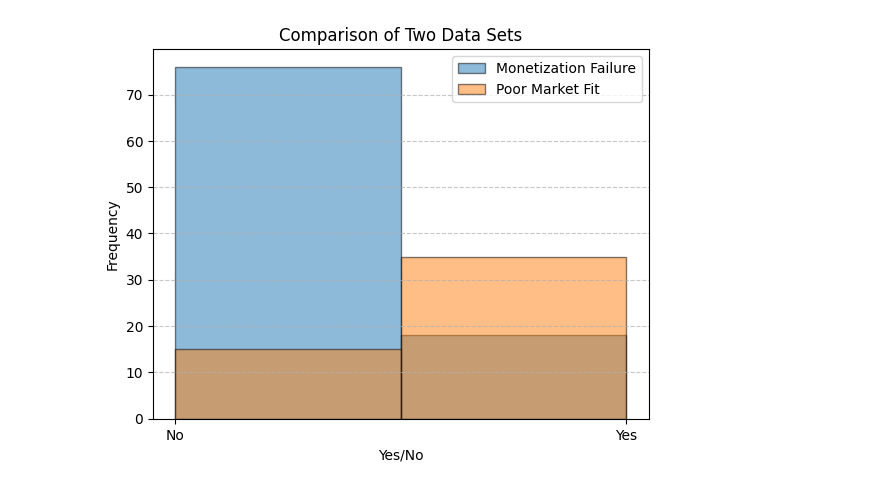
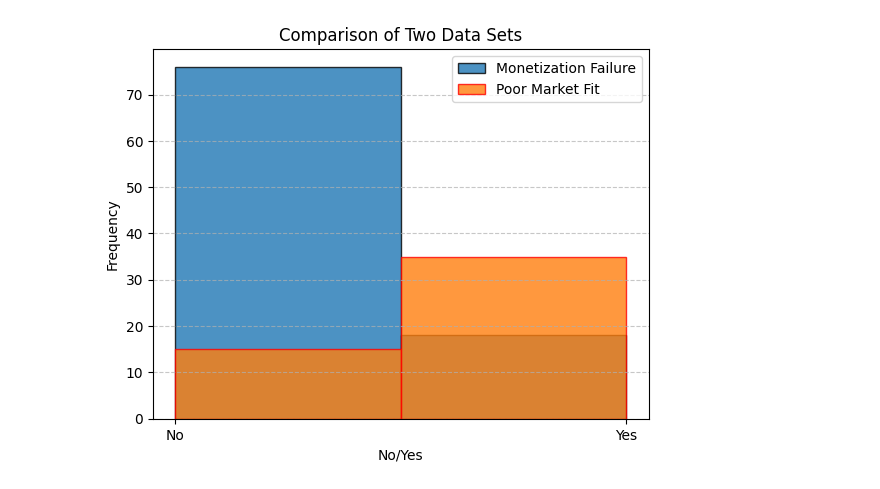
Before and after one commit to cboss320/Web-scraping, a Jupyter notebook: Results.ipynb, the cells around one changed output. Saved outputs shown, nothing was run; the diff lists cells and outputs as text; code cells hidden in the pictures.

```diff
--- a/Results.ipynb
+++ b/Results.ipynb
@@ -1,24 +1,24 @@
 # %%
 import statistics
 import math
 import matplotlib.pyplot as plt
 
 data1 = [0, 1, 1, 0, 0, 1, 1, 0, 0, 0, 1, 0, 0, 0, 0, 0, 1, 0, 0, 0, 1, 0, 0, 0, 1, 0, 1, 0, 1, 1, 0, 0, 0, 0, 0, 0, 0, 0, 0, 0, 0, 0, 0, 0, 0, 0, 1, 1, 0, 0, 0, 0, 0, 1, 0, 0, 0, 0, 0, 0, 1, 0, 0, 0, 0, 0, 1, 0, 0, 0, 0, 0, 0, 0, 0, 0, 1, 0, 0, 0, 0, 0, 0, 0, 0, 1, 0, 0, 0, 0, 0, 0, 0, 0]
 data2 = [1, 1, 0, 1, 1, 1, 0, 1, 1, 0, 1, 1, 0, 1, 1, 1, 0, 1, 1, 0, 1, 1, 0, 1, 1, 1, 0, 1, 1, 0, 1, 1, 0, 1, 1, 1, 0, 1, 1, 0, 1, 1, 0, 1, 1, 1, 0, 1, 1, 0]
 
 # Plotting the histograms
-plt.hist(data1, bins=2, edgecolor='black', alpha=0.5, label='Monetization Failure')
-plt.hist(data2, bins=2, edgecolor='black', alpha=0.5, label='Poor Market Fit')
+plt.hist(data1, bins=2, edgecolor='black', alpha=0.8, label='Monetization Failure')
+plt.hist(data2, bins=2, edgecolor='red', alpha=0.8, label='Poor Market Fit')
 
 # Adding labels and legend
 plt.title("Comparison of Two Data Sets")
-plt.xlabel("Yes/No")
+plt.xlabel("No/Yes")
 plt.xticks([0, 1], ['No', 'Yes'])  # Customizing x-axis labels
 plt.ylabel("Frequency")# Ensuring the x-axis only shows 0 and 1
 plt.legend()
 plt.grid(axis='y', linestyle='--', alpha=0.7)
 
 # Display the plot
 plt.show()
 # %% [output]
-[figure, old version]
+[figure, new version]
```
Also changed, not shown: parts of 1 cell of this notebook, 2 other files.
